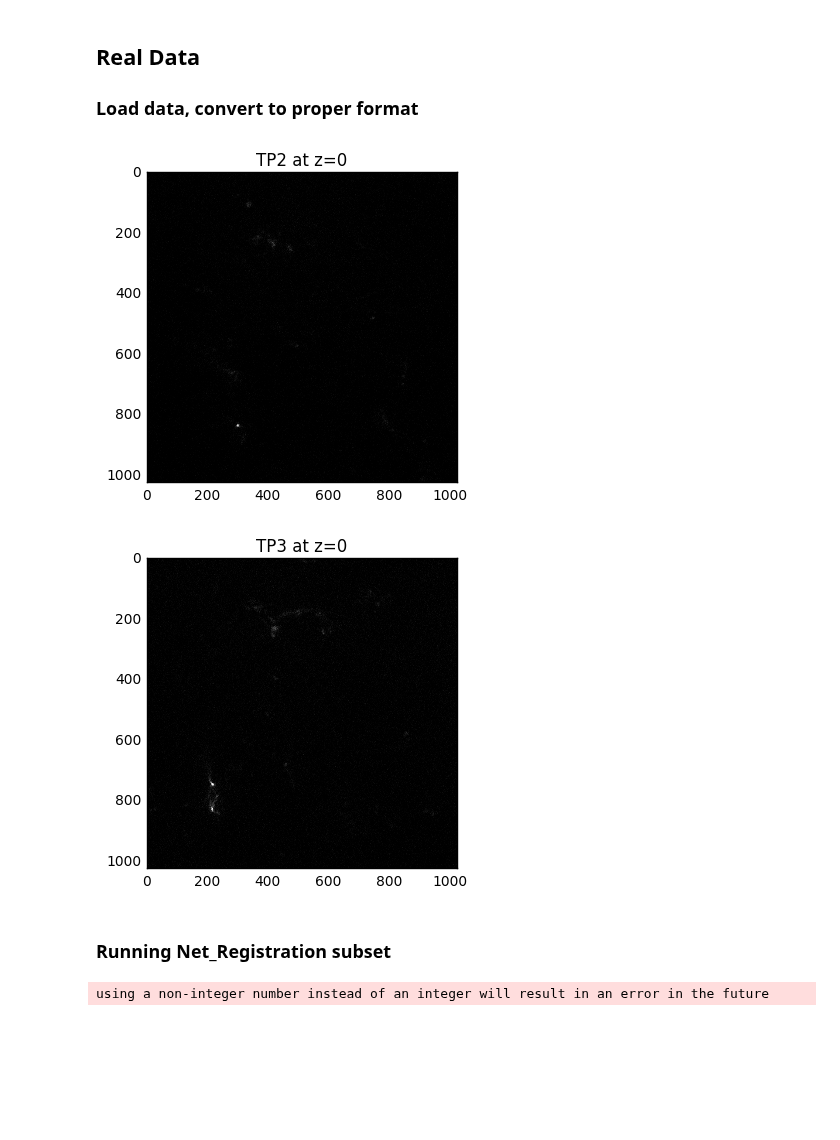
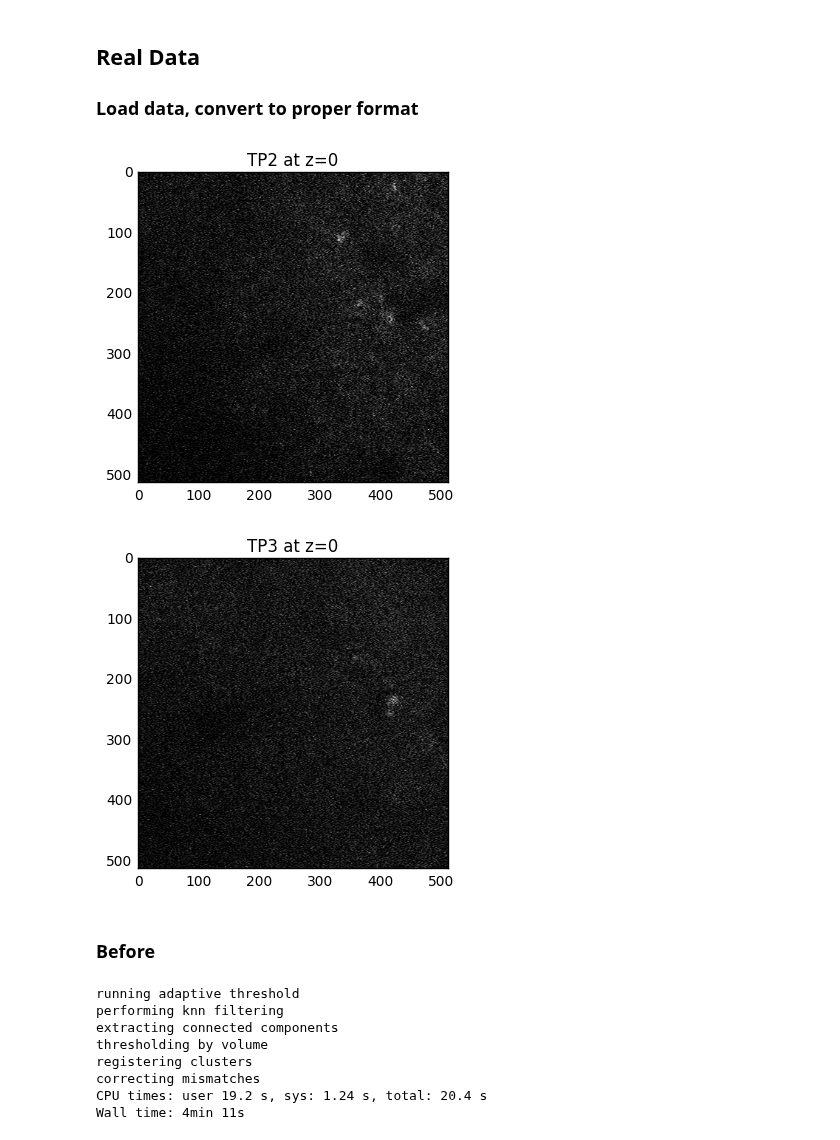
Before and after one commit to NeuroDataDesign/pan-synapse, a Jupyter notebook: background/Net_Registration.ipynb, the cells around one changed output. Saved outputs shown, nothing was run; the diff lists cells and outputs as text; code cells hidden in the pictures; blank space fills up the shorter version.

```diff
--- a/background/Net_Registration.ipynb
+++ b/background/Net_Registration.ipynb
@@ -426,28 +466,35 @@ tp2ChanList = unzipChannels(loadTiff('../data/SEP-GluA1-KI_tp2.tif'))
 tp3ChanList = unzipChannels(loadTiff('../data/SEP-GluA1-KI_tp3.tif'))
 # %%
 #First slice only
-tp2slice = tp2ChanList[1][124:125][0:128]
-tp3slice = tp3ChanList[1][124:125][0:128]
+tp2slice = tp2ChanList[0:2, 124:125, 0:512, 0:512]
+tp3slice = tp3ChanList[0:2, 124:125, 0:512, 0:512]
 # %%
 fig = plt.figure()
-plt.imshow(tp2slice[0], cmap='gray')
+plt.imshow(tp2slice[0][0], cmap='gray')
 plt.title('TP2 at z=0')
 plt.show()
 
 fig = plt.figure()
-plt.imshow(tp3slice[0], cmap='gray')
+plt.imshow(tp3slice[0][0], cmap='gray')
 plt.title('TP3 at z=0')
 plt.show()
 # %% [output]
-[figure, old version]
+[figure, new version]
-[figure, old version]
+[figure, new version]
-# %% [markdown]
-### Running Net_Registration subset
+# %% [markdown]
+### Before
 # %%
 %%time
 realFixedClusters = pLib.pipeline(tp2slice, tp3slice, lowerFence = 10, upperFence = 100)
 # %% [output]
-using a non-integer number instead of an integer will result in an error in the future
+running adaptive threshold
+performing knn filtering
+extracting connected components
+thresholding by volume
+registering clusters
+correcting mismatches
+CPU times: user 19.2 s, sys: 1.24 s, total: 20.4 s
+Wall time: 4min 11s
 # %%
 differences = []
 for cluster in realFixedClusters:
```
Also changed, not shown: parts of 13 cells of this notebook, 9 other files.
